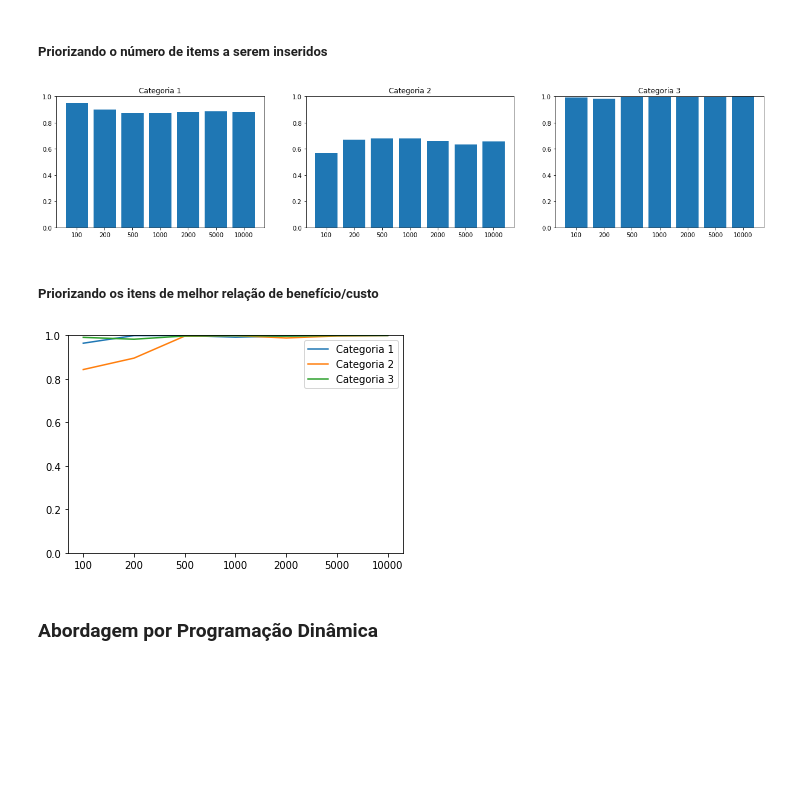
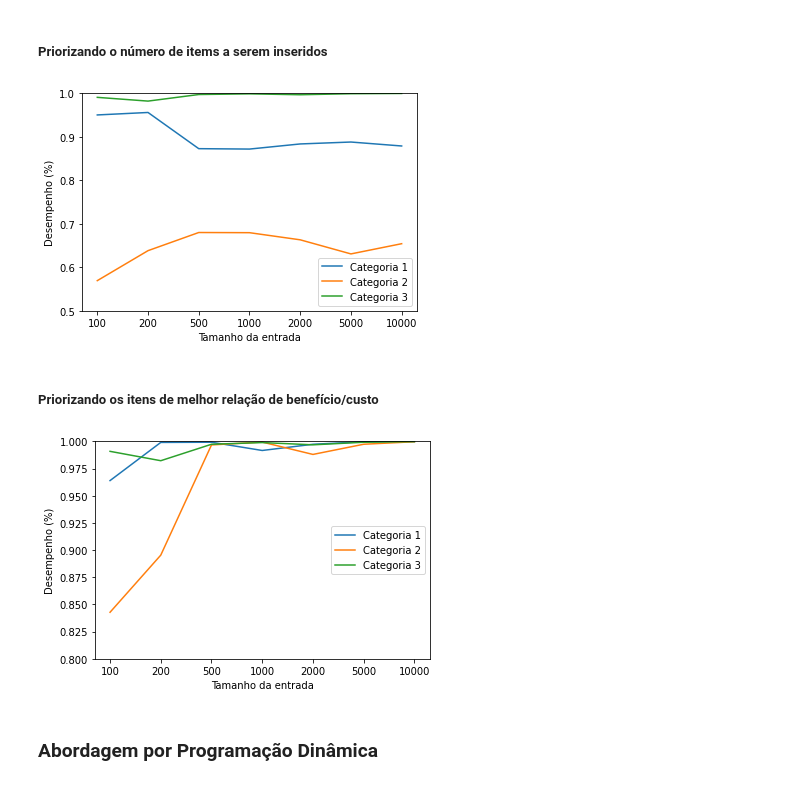
Before and after one commit to MatheusNSantiago/O-Problema-da-Mochila---Analise-de-Algoritmos, a Jupyter notebook: main.ipynb, the cells around one changed output. Cells and saved outputs as stored; diff of their text form; code cells hidden in the pictures; blank space fills up the shorter version.

```diff
--- a/main.ipynb
+++ b/main.ipynb
@@ -35,0 +48,10 @@ def get_data(cat: int, size: int) -> Dados:
+# %%
+fig, ax = plt.subplots(1, 3, figsize=(21, 4))
+
+for cat in [1, 2, 3]:
+    itens = get_data(cat, sizes[1])[2]
+
+    valores = [i.valor for i in itens]
+    pesos = [i.peso for i in itens]
+
+    ax[cat - 1].scatter(valores, pesos)
@@ -38,34 +62,39 @@ def get_data(cat: int, size: int) -> Dados:
 # %% [markdown]
 ##### Priorizando o número de items a serem inseridos
 # %%
-fig, ax = plt.subplots(1, 3, figsize=(21, 4))
+# fig, ax = plt.subplots(1, 3, figsize=(21, 4))
+fig, ax = plt.subplots()
 
 for cat in [1, 2, 3]:
     desempenho = []
     for size in sizes:
-        w, otimo, df = get_data(cat, size)
+        beneficio_maximo, capacidade, itens = get_data(cat, size)
 
-        cur_v = 0
-        cur_w = 0
+        v, w = 0, 0
 
-        for i, item in df.sort_values(by="peso").iterrows():
-            if (cur_w + item.peso) > w:
+        # for i, item in df.sort_values(by="peso").iterrows():
+        for item in sorted(itens, key=lambda i: i.peso):
+            if (w + item.peso) > capacidade:
                 break
-            cur_w += item.peso
-            cur_v += item.valor
+            w += item.peso
+            v += item.valor
 
-        desempenho.append(cur_v/otimo)
+        desempenho.append(v / beneficio_maximo)
 
+    # cv = ax[cat - 1]
+    # cv.bar([*map(str, sizes)], desempenho)
+    # cv.set_title(f"Categoria {cat}")
+    # cv.set_ylim(0.5, 1)
 
-    cv = ax[cat - 1]
-    cv.bar([*map(str, sizes)], desempenho)
-    cv.set_title(f"Categoria {cat}")
-    cv.set_ylim(0, 1)
+    ax.plot([*map(str, sizes)], desempenho, label=f"Categoria {cat}")
 
-
+plt.ylim(0.5, 1)
+plt.ylabel("Desempenho (%)")
+plt.xlabel("Tamanho da entrada")
+plt.legend()
 plt.show()
 # %% [output]
-[figure, old version]
+[figure, new version]
 # %% [markdown]
 ##### Priorizando os itens de melhor relação de benefício/custo
 # %%
@@ -75,31 +104,33 @@ fig, ax = plt.subplots()
 for cat in [1, 2, 3]:
     desempenho = []
     for size in sizes:
-        w, otimo, df = get_data(cat, size)
-        df["custoBeneficio"] = df.valor / df.peso
+        beneficio_maximo, capacidade, itens = get_data(cat, size)
 
-        cur_v = 0
-        cur_w = 0
-        for i, item in df.sort_values(by="custoBeneficio", ascending=False).iterrows():
-            if (cur_w + item.peso) > w:
+        v = 0
+        w = 0
+        # for i, item in df.sort_values(by="custoBeneficio", ascending=False).iterrows():
+        for item in sorted(itens, key=lambda i: i.valor/i.peso , reverse= True):
+            if (w + item.peso) > capacidade:
                 break
-            cur_w += item.peso
-            cur_v += item.valor
+            w += item.peso
+            v += item.valor
 
-        desempenho.append(cur_v / otimo)
+        desempenho.append(v / beneficio_maximo)
 
     # cv = ax[cat - 1]
     # cv.bar([*map(str, sizes)], desempenho)
 
-    # cv.set_ylim(0, 1)
+    # cv.set_ylim(0.8, 1)
     # cv.set_title(f"Categoria {cat}")
     cv = ax
     cv.plot([*map(str, sizes)], desempenho, label=f"Categoria {cat}")
-    cv.set_ylim(0, 1)
+    cv.set_ylim(0.8, 1)
 
-plt.legend()
+plt.ylabel("Desempenho (%)")
+plt.xlabel("Tamanho da entrada")
+plt.legend(loc="center right")
 plt.show()
 # %% [output]
-[figure, old version]
+[figure, new version]
 # %% [markdown]
 ### Abordagem por Programação Dinâmica
```
Also changed, not shown: parts of 5 cells of this notebook.
